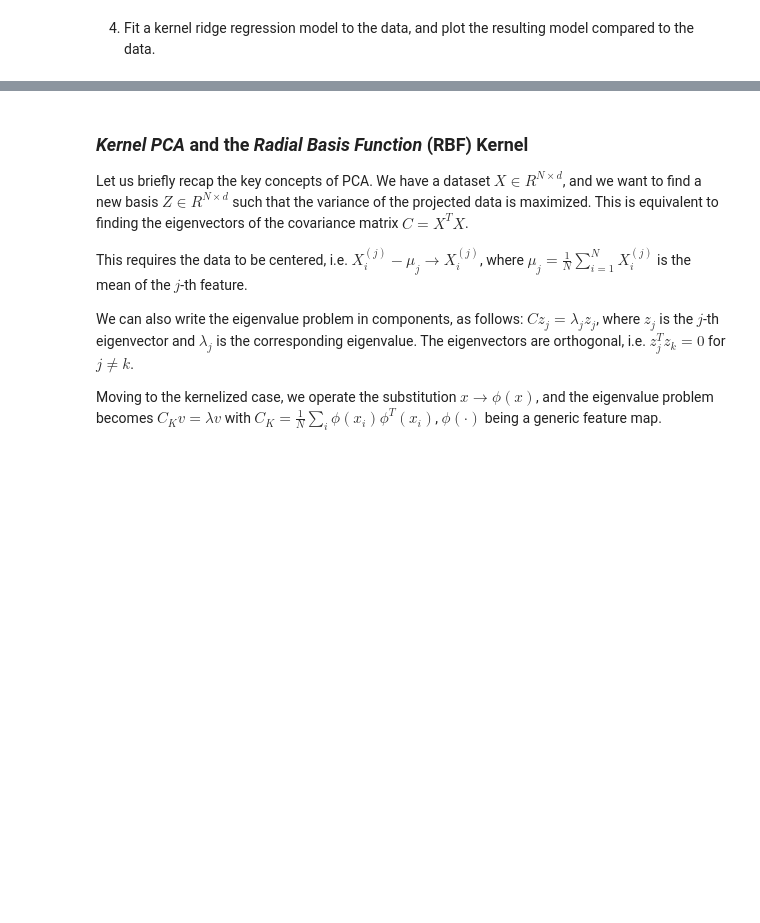
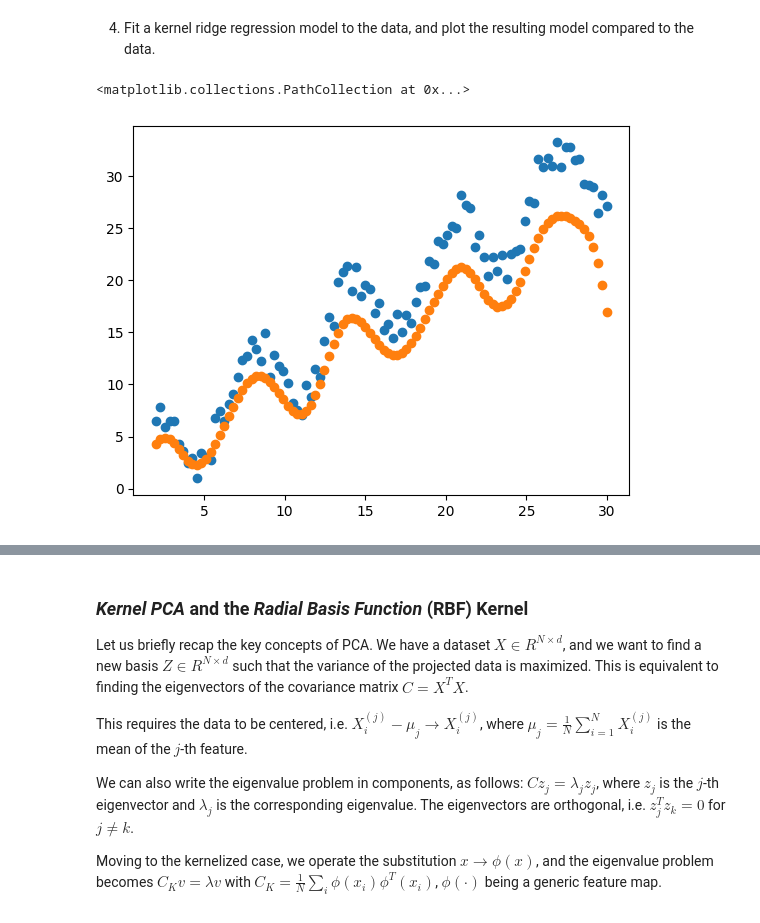
Before and after one commit to alessimichele/adv-ml-units, a Jupyter notebook: notebooks/AdvML_UniTS_2023_Lab_02_Kernel_ridge_regression_and_kPCA.ipynb, the cells around one changed output, grey strips where cells are left out. Drawn from its saved outputs; the diff is of its cells as text; code cells hidden in the pictures; blank space fills up the shorter version.

```diff
--- a/notebooks/AdvML_UniTS_2023_Lab_02_Kernel_ridge_regression_and_kPCA.ipynb
+++ b/notebooks/AdvML_UniTS_2023_Lab_02_Kernel_ridge_regression_and_kPCA.ipynb
@@ -74,6 +82,6 @@ plt.plot(xkr, ykr)
 2. Define a function that computes the Gaussian kernel value between two vectors, represented as numpy arrays.
 # %%
 def gaussian_kernel(x1, x2, sigma):
-    return np.exp(- 1/(2*sigma**2)*np.linalg.norm(x1-x2, ord = 2))
+    return np.exp(- (np.dot(x1-x2, x1-x2))/(2*sigma**2))
 # %% [markdown]
 3. With the fuction just defined, compute the Gram matrix of the dataset. Use a Gaussian kernel with $\sigma=1$.
@@ -82,2 +88,9 @@ def gaussian_kernel(x1, x2, sigma):
+# %%
+n = xkr.shape[0]
+gram = np.empty([100,100])
+
+for i in range(n):
+    for j in range(n):
+        gram[i][j] = gaussian_kernel(xkr[i],xkr[j],1)
 # %% [markdown]
 4. Fit a kernel ridge regression model to the data, and plot the resulting model compared to the data.
@@ -86,0 +97,20 @@ def gaussian_kernel(x1, x2, sigma):
+# %%
+lambda_ridge = 2
+
+alpha = np.dot(np.linalg.inv(gram + lambda_ridge*np.eye(100)), ykr)
+
+# prediction on xj are obtained with yjhat = f(xj) = sum over i=1,n of alpha_i K(xi,xj)
+
+yhat = np.empty(100)
+
+for j in range(100):
+    sum = 0
+    for i in range(100):
+        sum += alpha[i] * gram[i][j]
+        yhat[j] = sum
+
+plt.scatter(xkr, ykr)
+plt.scatter(xkr, yhat)
+# %% [output]
+<matplotlib.collections.PathCollection at 0x...>
+[figure, added]
```
Also changed, not shown: parts of 9 cells of this notebook, 1 other file.
